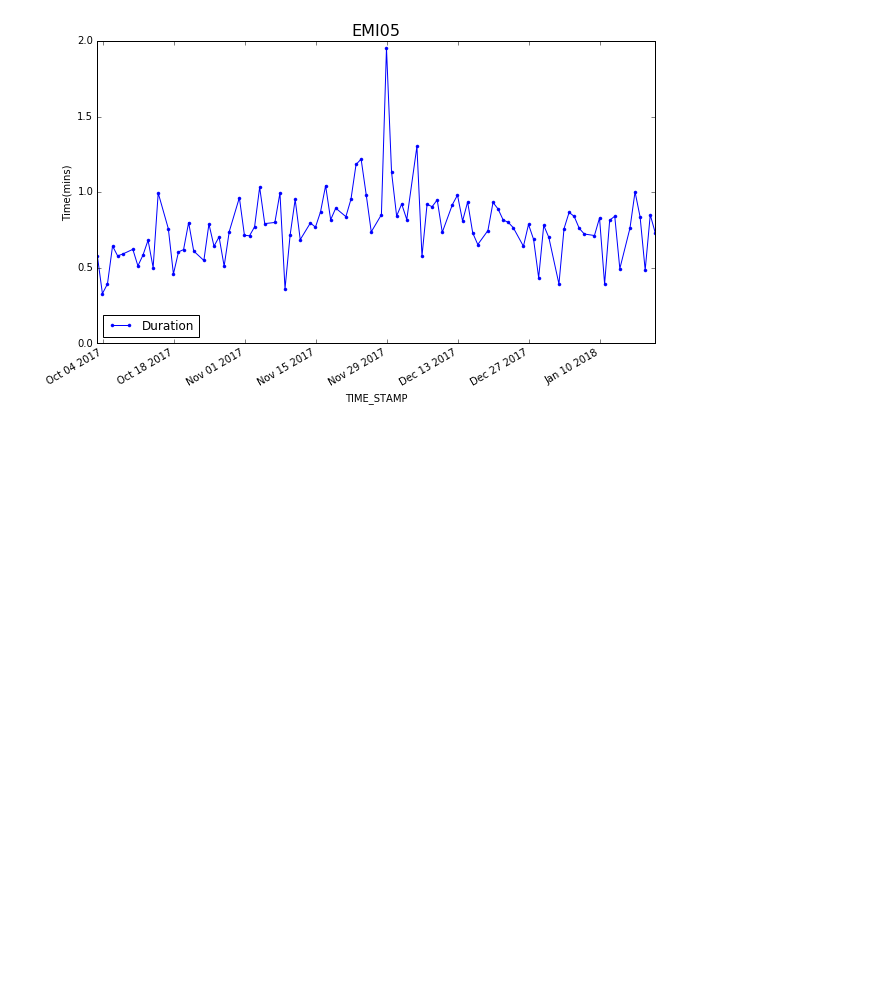
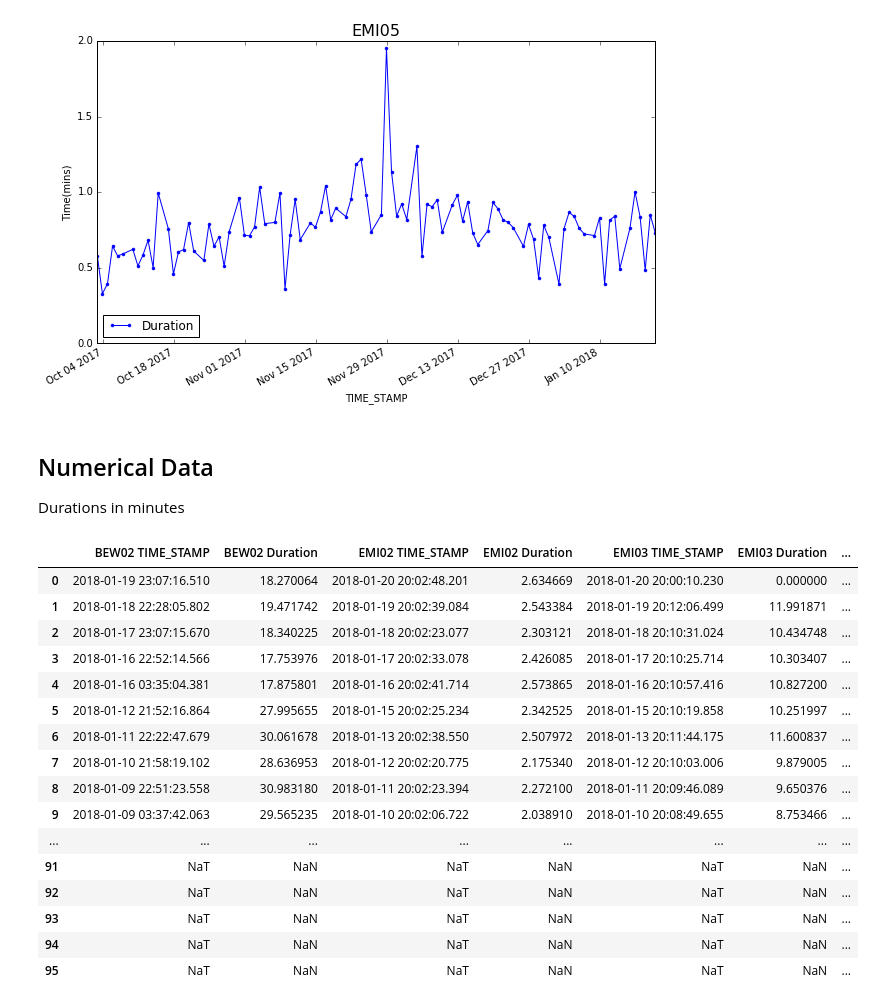
Before and after one commit to alanmaydwell/eric_selenium, a Jupyter notebook: HubProcessDurations.ipynb, the cells around one changed output. Cells and saved outputs as stored; diff of their text form; code cells hidden in the pictures; blank space fills up the shorter version.

```diff
--- a/HubProcessDurations.ipynb
+++ b/HubProcessDurations.ipynb
@@ -92,3 +92,39 @@ for tab in tabs:
 [figure]
 [figure]
 [figure]
+# %% [markdown]
+## Numerical Data
+Durations in minutes
+# %%
+#Extract results from each tab
+frames = []
+for tab in tabs:
+    df = process_tab(tab)
+    #Give unique name to columns by adding the tab-name
+    df.columns = [tab+" "+column for column in df.columns]
+    frames.append(df)
+
+#Concatentate the individual frames
+combined_df = pd.concat(frames, axis=1)
+
+#Display the frames (with max_rows auto-truncation disabled)
+with pd.option_context('display.max_rows', None):
+    display(combined_df)
+# %% [output]
+|  | BEW02 TIME_STAMP | BEW02 Duration | EMI02 TIME_STAMP | EMI02 Duration | EMI03 TIME_STAMP | EMI03 Duration | ... |
+| 0 | 2018-01-19 23:07:16.510 | 18.270064 | 2018-01-20 20:02:48.201 | 2.634669 | 2018-01-20 20:00:10.230 | 0.000000 | ... |
+| 1 | 2018-01-18 22:28:05.802 | 19.471742 | 2018-01-19 20:02:39.084 | 2.543384 | 2018-01-19 20:12:06.499 | 11.991871 | ... |
+| 2 | 2018-01-17 23:07:15.670 | 18.340225 | 2018-01-18 20:02:23.077 | 2.303121 | 2018-01-18 20:10:31.024 | 10.434748 | ... |
+| 3 | 2018-01-16 22:52:14.566 | 17.753976 | 2018-01-17 20:02:33.078 | 2.426085 | 2018-01-17 20:10:25.714 | 10.303407 | ... |
+| 4 | 2018-01-16 03:35:04.381 | 17.875801 | 2018-01-16 20:02:41.714 | 2.573865 | 2018-01-16 20:10:57.416 | 10.827200 | ... |
+| 5 | 2018-01-12 21:52:16.864 | 27.995655 | 2018-01-15 20:02:25.234 | 2.342525 | 2018-01-15 20:10:19.858 | 10.251997 | ... |
+| 6 | 2018-01-11 22:22:47.679 | 30.061678 | 2018-01-13 20:02:38.550 | 2.507972 | 2018-01-13 20:11:44.175 | 11.600837 | ... |
+| 7 | 2018-01-10 21:58:19.102 | 28.636953 | 2018-01-12 20:02:20.775 | 2.175340 | 2018-01-12 20:10:03.006 | 9.879005 | ... |
+| 8 | 2018-01-09 22:51:23.558 | 30.983180 | 2018-01-11 20:02:23.394 | 2.272100 | 2018-01-11 20:09:46.089 | 9.650376 | ... |
+| 9 | 2018-01-09 03:37:42.063 | 29.565235 | 2018-01-10 20:02:06.722 | 2.038910 | 2018-01-10 20:08:49.655 | 8.753466 | ... |
+| ... | ... | ... | ... | ... | ... | ... | ... |
+| 91 | NaT | NaN | NaT | NaN | NaT | NaN | ... |
+| 92 | NaT | NaN | NaT | NaN | NaT | NaN | ... |
+| 93 | NaT | NaN | NaT | NaN | NaT | NaN | ... |
+| 94 | NaT | NaN | NaT | NaN | NaT | NaN | ... |
+| 95 | NaT | NaN | NaT | NaN | NaT | NaN | ... |
```
Also changed, not shown: parts of 1 cell of this notebook, 2 other files.
